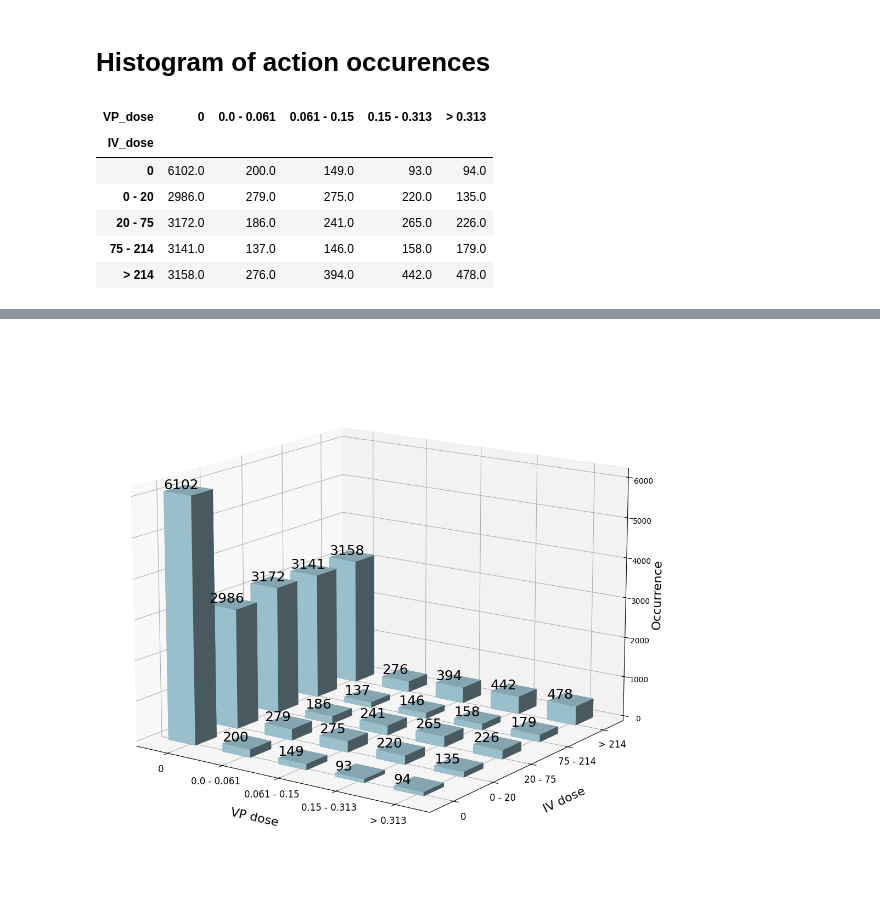
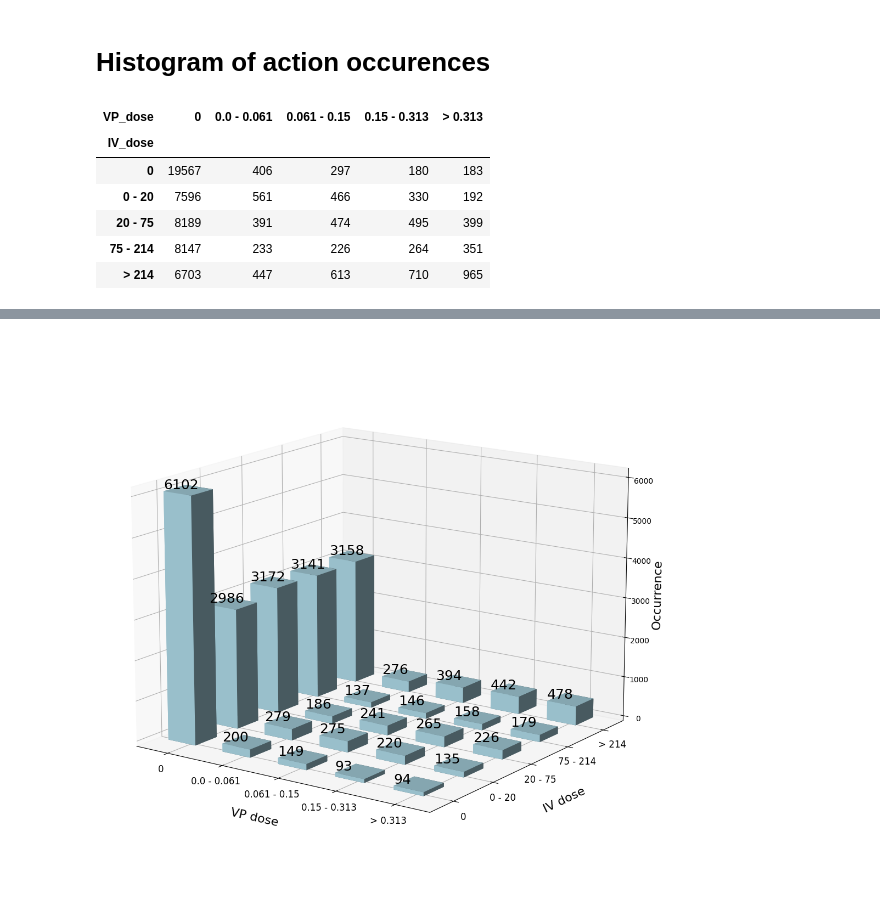
Before and after one commit to faaizT/CausalTwinAssessment, a Jupyter notebook: Hypothesis testing analysis (updated).ipynb, the cells around one changed output, grey strips where cells are left out. Drawn from its saved outputs; the diff is of its cells as text; code cells hidden in the pictures.

```diff
--- a/Hypothesis testing analysis (updated).ipynb
+++ b/Hypothesis testing analysis (updated).ipynb
@@ -1046,16 +1046,17 @@ def get_vp_dose_for_histogram(vp_val):
         return f'{min_dose} - {max_dose}'
     return f'{min_dose} - {max_dose}'
 # %%
+observational_data['index'] = pd.Series(observational_data.index)
 observational_data['IV_dose'] = pd.Series(io).apply(lambda x: get_iv_dose_for_histogram(x))
 observational_data['VP_dose'] = pd.Series(vc).apply(lambda x: get_vp_dose_for_histogram(x))
 # %%
-pivot_table = observational_data.pivot_table(values='icustay_id', index='IV_dose', columns='VP_dose', aggfunc=lambda x: len(x.unique()))
+pivot_table = observational_data.pivot_table(values='index', index='IV_dose', columns='VP_dose', aggfunc=lambda x: len(x.unique()))
 pivot_table
 # %% [output]
 | VP_dose | 0 | 0.0 - 0.061 | 0.061 - 0.15 | 0.15 - 0.313 | > 0.313 |
 | IV_dose |  |  |  |  |  |
-| 0 | 6102.0 | 200.0 | 149.0 | 93.0 | 94.0 |
-| 0 - 20 | 2986.0 | 279.0 | 275.0 | 220.0 | 135.0 |
-| 20 - 75 | 3172.0 | 186.0 | 241.0 | 265.0 | 226.0 |
-| 75 - 214 | 3141.0 | 137.0 | 146.0 | 158.0 | 179.0 |
-| > 214 | 3158.0 | 276.0 | 394.0 | 442.0 | 478.0 |
+| 0 | 19567 | 406 | 297 | 180 | 183 |
+| 0 - 20 | 7596 | 561 | 466 | 330 | 192 |
+| 20 - 75 | 8189 | 391 | 474 | 495 | 399 |
+| 75 - 214 | 8147 | 233 | 226 | 264 | 351 |
+| > 214 | 6703 | 447 | 613 | 710 | 965 |
```
Also changed, not shown: parts of 2 cells of this notebook, 1 other file.
